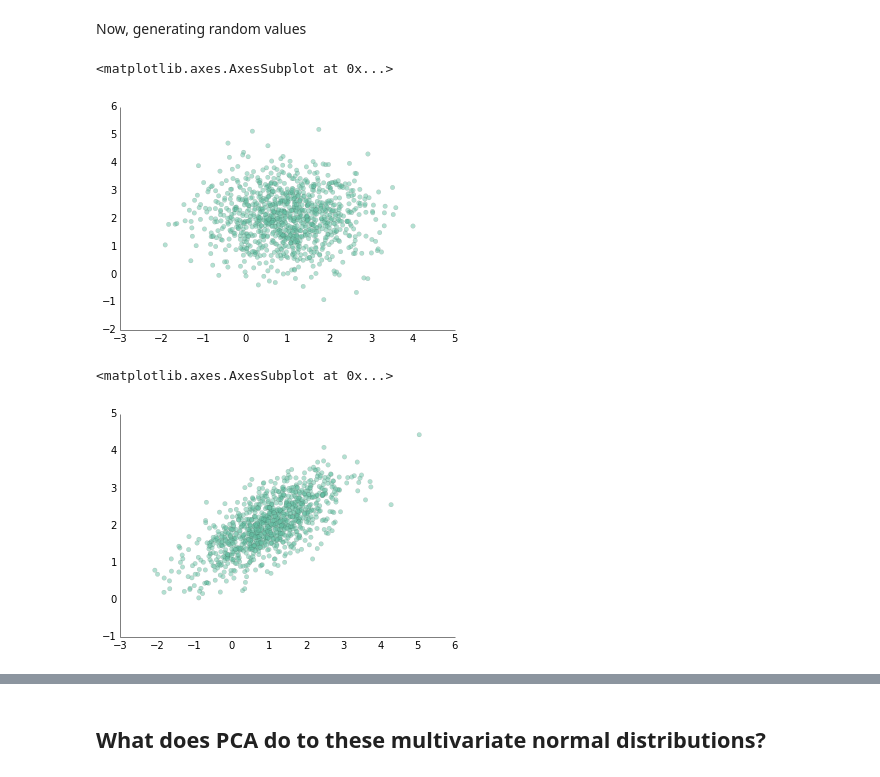
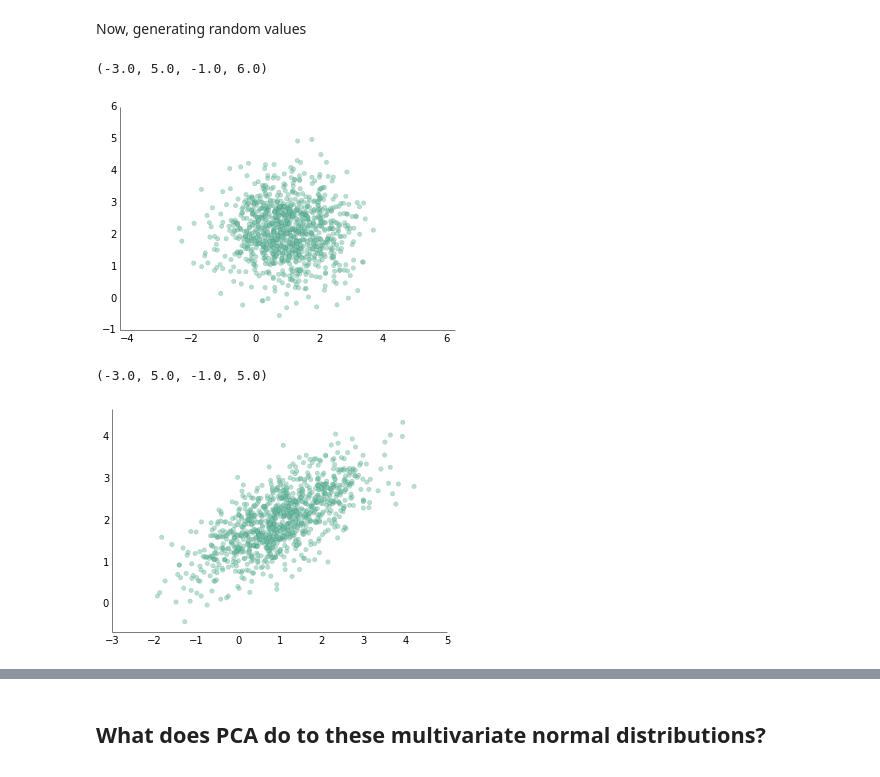
Before and after one commit to Berkeley-MIDS-ML/sklearn-clustering, a Jupyter notebook: Multivariate_Normal.ipynb, the cells around one changed output, grey strips where cells are left out. Drawn from its saved outputs; the diff is of its cells as text; code cells hidden in the pictures.

```diff
--- a/Multivariate_Normal.ipynb
+++ b/Multivariate_Normal.ipynb
@@ -124,14 +103,17 @@ Now, generating random values
 # %%
 examples = mn.rvs(means, covs, 1000)
 ppl.scatter(examples[:,0], examples[:,1])
+plt.axis('equal')
 # %% [output]
-<matplotlib.axes.AxesSubplot at 0x...>
+(-3.0, 5.0, -1.0, 6.0)
-[figure, old version]
+[figure, new version]
 # %%
 # what about off-diagonal covariance?
-covs = [[1, .5], [.5, 0.5]]
+covs = [[1,  .5],
+        [.5, 0.5]]
 examples = mn.rvs(means, covs, 1000)
 ppl.scatter(examples[:,0], examples[:,1])
+plt.axis('equal')
 # %% [output]
-<matplotlib.axes.AxesSubplot at 0x...>
+(-3.0, 5.0, -1.0, 5.0)
-[figure, old version]
+[figure, new version]
```
Also changed, not shown: parts of 30 cells of this notebook.
